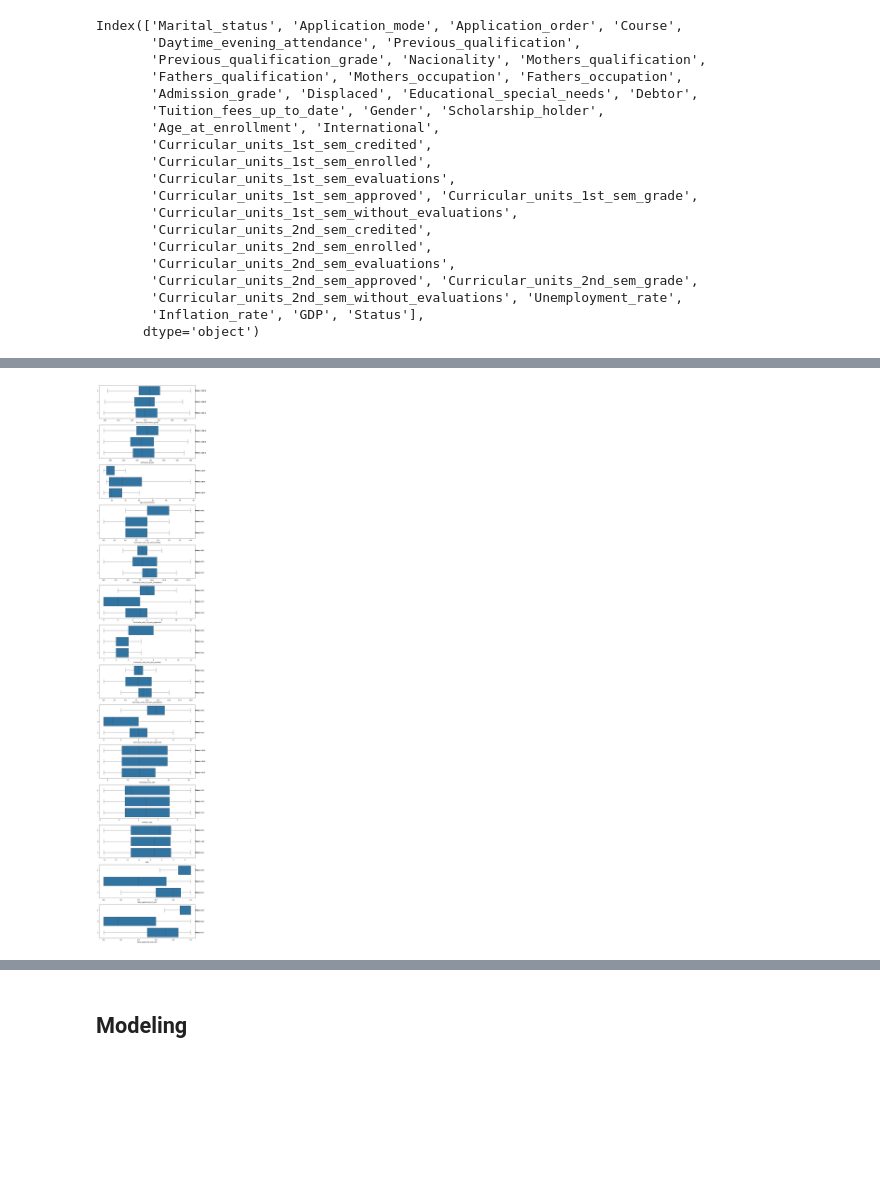
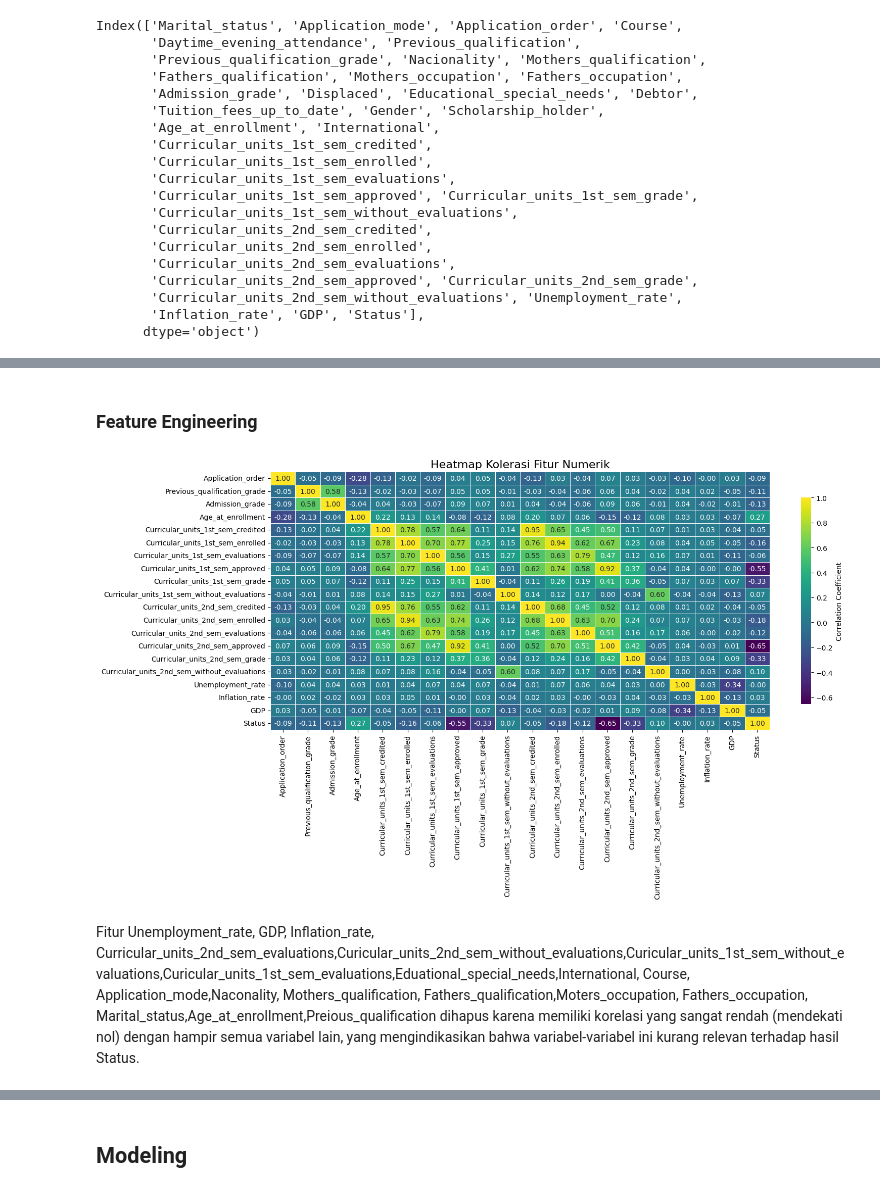
Before and after one commit to Ishlaah/Belajar-Penerapan-Data-Science-submission-2, a Jupyter notebook: notebook.ipynb, the cells around one changed output, grey strips where cells are left out. Cells and saved outputs as stored; diff of their text form; code cells hidden in the pictures; blank space fills up the shorter version.

```diff
--- a/notebook.ipynb
+++ b/notebook.ipynb
@@ -838,6 +396,0 @@ Terdapat data-data yang timpang sehingga tidak dapat diambil informasinya sepert
-# %%
-# Menghapus nilai numerical yang timpang
-df = df.drop(columns=['Curricular_units_1st_sem_without_evaluations', 'Curricular_units_1st_sem_credited',
-                      'Curricular_units_2nd_sem_credited', 'Curricular_units_2nd_sem_without_evaluations',
-                      'Curricular_units_2nd_sem_without_evaluations'])
-df
@@ -877,34 +397,29 @@ numerical
-# %%
-# Melihat plot numeric
-def numerical_dis_plot(features, df, segment_feature=None, showfliers=True):
-    fig, ax = plt.subplots(len(features), 1, figsize=(10, 50))
-
-    for i, feature in enumerate(features):
-        if segment_feature:
-            sns.boxplot(y=segment_feature, x=feature, data=df, ax=ax[i], showfliers=showfliers)
-            ax[i].set_ylabel(None)
-
-            for tick, label in enumerate(ax[i].get_yticklabels()):
-                cat = label.get_text()
-                mean_value = df[df[segment_feature] == cat][feature].mean()
-                mean_text = f'Mean: {mean_value:.1f}'
-                ax[i].text(ax[i].get_xlim()[1], tick, mean_text,
-                           verticalalignment='center', size='medium', color='black', weight='semibold')
-        else:
-            sns.boxplot(x=feature, data=df, ax=ax[i], showfliers=showfliers)
-            mean_value = df[feature].mean()
-            mean_text = f'Mean: {mean_value:.1f}'
-            ax[i].text(ax[i].get_xlim()[1], 0, mean_text,
-                       verticalalignment='center', size='medium', color='black', weight='semibold')
-
-    plt.tight_layout()
-    plt.show()
-
-numerical_dis_plot(
-    features=numerical,
-    df=df,
-    segment_feature='Status',
-    showfliers=False
-)
-# %% [output]
-[figure, removed]
+# %% [markdown]
+### Feature Engineering
+# %%
+# Mengganti nilai 'Graduate' dengan 0 dan 'Dropout' dengan 1 dalam kolom 'Status' agar mudah dikenali pada heatmap
+df['Status'] = df['Status'].replace({'Graduate': 0, 'Dropout': 1}).astype(int)
+# %%
+# Menghitung matriks korelasi
+correlation_matrix = df.drop(columns=kolom_kategori).corr()
+# %%
+# Membuat heatmap
+plt.figure(figsize=(16, 9))
+sns.heatmap(
+    correlation_matrix,
+    annot=True,
+    cmap='viridis',
+    fmt=".2f",
+    linewidths=0.5,
+    cbar_kws={'shrink': 0.8, 'label': 'Correlation Coefficient'},
+    annot_kws={'size': 10}
+)
+plt.title('Heatmap Kolerasi Fitur Numerik', fontsize=16)
+plt.xticks(rotation=90, fontsize=10)
+plt.yticks(fontsize=10)
+plt.tight_layout()
+plt.show()
+# %% [output]
+[figure, added]
+# %% [markdown]
+Fitur Unemployment_rate, GDP, Inflation_rate, Curricular_units_2nd_sem_evaluations,Curicular_units_2nd_sem_without_evaluations,Curicular_units_1st_sem_without_evaluations,Curicular_units_1st_sem_evaluations,Eduational_special_needs,International, Course, Application_mode,Naconality, Mothers_qualification, Fathers_qualification,Moters_occupation, Fathers_occupation, Marital_status,Age_at_enrollment,Preious_qualification dihapus karena memiliki korelasi yang sangat rendah (mendekati nol) dengan hampir semua variabel lain, yang mengindikasikan bahwa variabel-variabel ini kurang relevan terhadap hasil Status.
```
Also changed, not shown: parts of 92 cells of this notebook, 3 other files.
